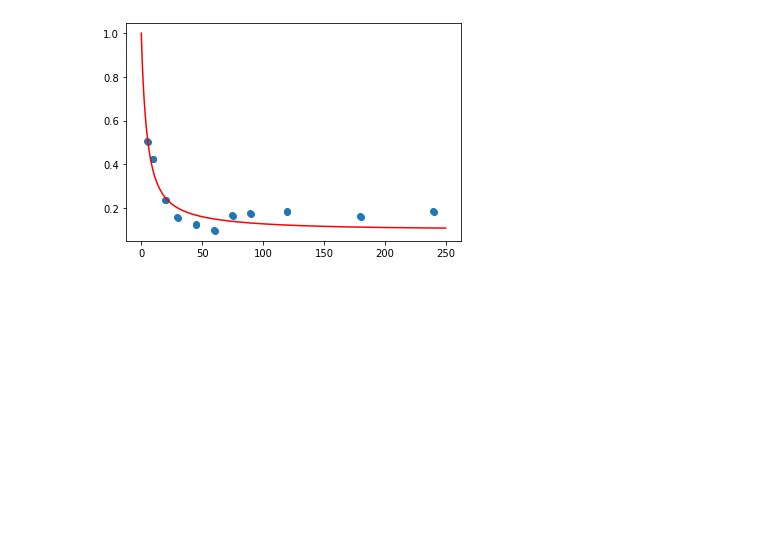
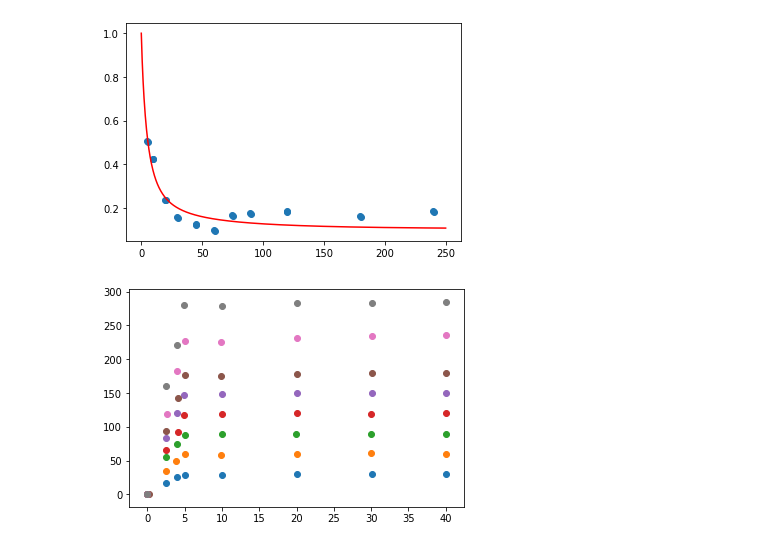
Before and after one commit to gabriel-miglioranza/mestrado, a Jupyter notebook: data_analysis/article_test.ipynb, the cells around one changed output. Drawn from its saved outputs; the diff is of its cells as text; code cells hidden in the pictures; blank space fills up the shorter version.

```diff
--- a/data_analysis/article_test.ipynb
+++ b/data_analysis/article_test.ipynb
@@ -117,3 +129,20 @@ plt.show()
 # %% [output]
 [1.24143130e+01 7.06536001e-04]
 [figure]
+# %%
+ctab_data = pd.read_csv('./ctab_removal/ctab_removal.csv', sep=';')
+exp_data = {
+'30':ctab_data.iloc[range(8)],
+'60':ctab_data.iloc[range(8,16)],
+'90':ctab_data.iloc[range(16,24)],
+'120':ctab_data.iloc[range(24,32)],
+'150':ctab_data.iloc[range(32,40)],
+'180':ctab_data.iloc[range(40,48)],
+'240':ctab_data.iloc[range(48,56)],
+'300':ctab_data.iloc[range(56,64)],
+}
+# %%
+for values in exp_data.values():
+    plt.scatter(values['t'],values['q'])
+# %% [output]
+[figure, added]
```
Also changed, not shown: parts of 15 cells of this notebook.
